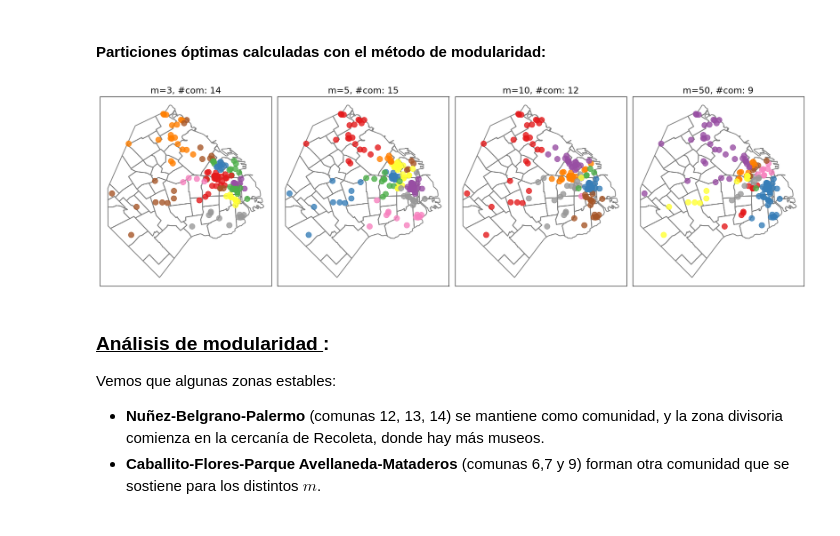
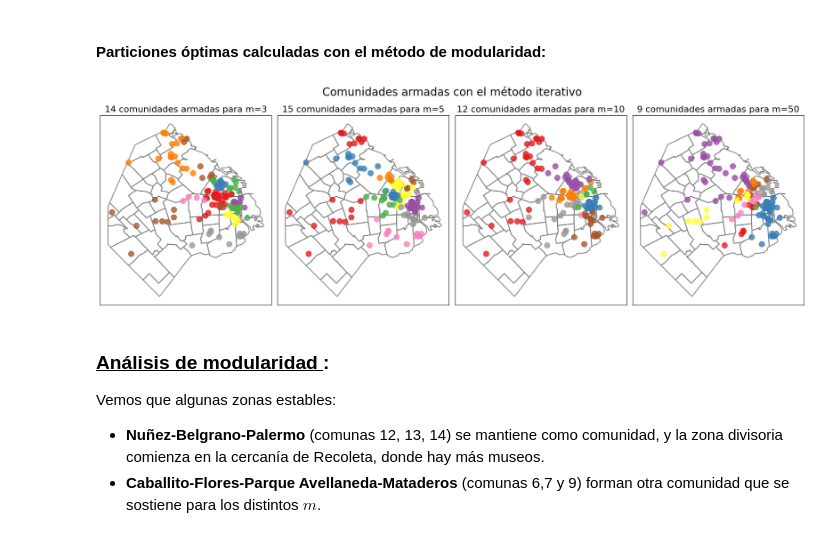
Before and after one commit to pedrofuentes79/ALC-tp1, a Jupyter notebook: tp2/ejercicios_3_4.ipynb, the cells around one changed output. Cells and saved outputs as stored; diff of their text form; code cells hidden in the pictures.

```diff
--- a/tp2/ejercicios_3_4.ipynb
+++ b/tp2/ejercicios_3_4.ipynb
@@ -91,7 +91,6 @@ def construir_grafo(A):
     return G, G_layout
 # %%
 def graficar_particion(A, comunidades, titulo, ax):
-
     # Graficamos los barrios
     barrios.to_crs("EPSG:22184").boundary.plot(color='gray', ax=ax)
 
@@ -101,34 +100,26 @@ def graficar_particion(A, comunidades, titulo, ax):
     # Generamos colores para las particiones
     colores = plt.cm.Set1(np.linspace(0, 1, len(comunidades)))
 
-    # Crear diccionario de colores para cada nodo
+    # Creamos el diccionario de colores para cada nodo
     node_colors = {}
     for i, particion in enumerate(comunidades):
         for nodo in particion:
             node_colors[nodo] = colores[i]
 
-    # Crear lista de colores en el orden de los nodos del grafo
+    # Creamos la lista de colores en el orden de los nodos del grafo
     node_color_list = [node_colors.get(nodo, 'lightgray') for nodo in G.nodes()]
 
-    # Dibujar el grafo con colores por partición
+    # Dibujamos el grafo con colores por partición
     nx.draw_networkx_nodes(G, G_layout,
                             node_color=node_color_list,
                             node_size=100,
                             alpha=0.8,
                             ax=ax)
 
-    # nx.draw_networkx_labels(G, G_layout,
-    #                         font_size=8,
-    #                         font_color='white',
-    #                         font_weight='bold',
-    #                         ax=ax)
-
-    # Agregar leyenda
-    legend_elements = [Line2D([0], [0], marker='o', color='w',
-                                markerfacecolor=colores[i], markersize=10,
-                                label=f'Partición {i+1}')
-                        for i in range(len(comunidades))]
-
+    # legend_elements = [Line2D([0], [0], marker='o', color='w',
+    #                             markerfacecolor=colores[i], markersize=10,
+    #                             label=f'Partición {i+1}')
+    #                     for i in range(len(comunidades))]
     # ax.legend(handles=legend_elements, loc='upper right')
 
     ax.set_title(titulo, fontsize=16)
@@ -137,16 +128,17 @@ def graficar_particion(A, comunidades, titulo, ax):
 # %%
 fig, axes = plt.subplots(1, len(M), figsize=(18, 6))
 
 for i, m in enumerate(M):
     A = simetrizar_A(construye_adyacencia(D, m))
     comunidades = modularidad_iterativo(A)
     numero_de_comunidades = len(comunidades)
-    graficar_particion(A, comunidades, titulo=f"m={m}, #com: {numero_de_comunidades}", ax=axes[i])
+    graficar_particion(A, comunidades, titulo=f"{numero_de_comunidades} comunidades armadas para m={m}", ax=axes[i])
 
+plt.suptitle("Comunidades armadas con el método iterativo", fontsize=20)
 plt.tight_layout()
 plt.show()
 # %% [output]
-[figure, old version]
+[figure, new version]
 # %% [markdown]
 ### <u> Análisis de modularidad </u>:
 
```
Also changed, not shown: parts of 1 cell of this notebook, 4 other files.
